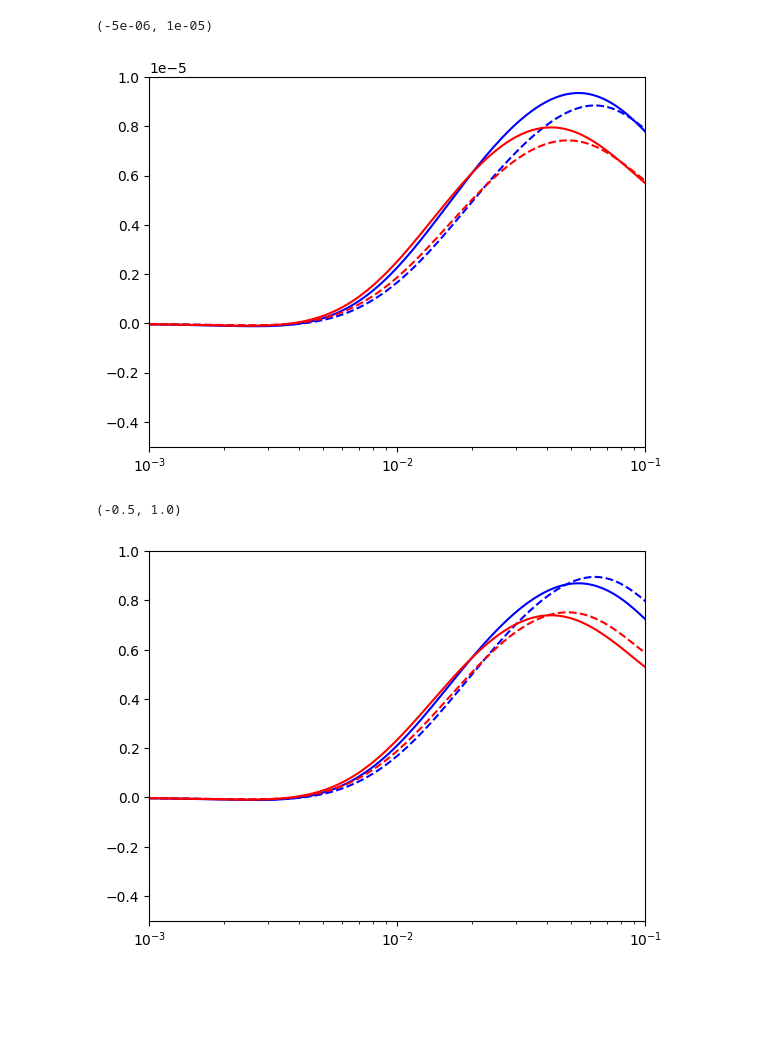
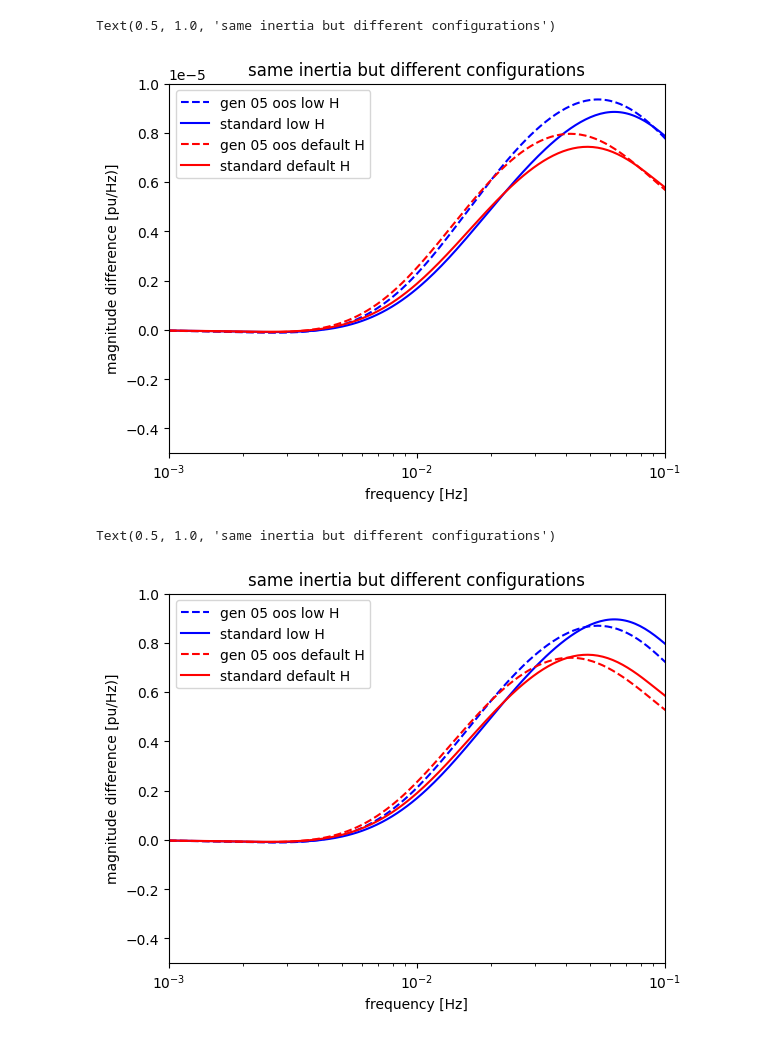
Before and after one commit to Ale20BruMalaussen/ai-pf, a Jupyter notebook: file analyzer.ipynb, the cells around one changed output. Saved outputs shown, nothing was run; the diff lists cells and outputs as text; code cells hidden in the pictures; blank space fills up the shorter version.

```diff
--- a/file analyzer.ipynb
+++ b/file analyzer.ipynb
@@ -9,7 +9,7 @@ folder = r"C:\Users\aless\Desktop\dataset_AI_stablepower\small_experiments\confr
 data_g5oos_low_h_pre = np.load(os.path.join(folder, 'IEEE39_AC_config_grid_former_reali_g5oos_low_inertia_pre_step.npz'), allow_pickle = True)
 data_g5oos_low_h_post = np.load(os.path.join(folder, 'IEEE39_AC_config_grid_former_reali_g5oos_low_inertia_post_step.npz'), allow_pickle = True)
 data_norm_low_h_pre = np.load(os.path.join(folder, 'IEEE39_AC_config_grid_former_reali_low_inertia_pre_step.npz'), allow_pickle = True)
-data_norm_low_h_post = np.load(os.path.join(folder, 'IEEE39_AC_config_grid_former_reali_low_inertia_post_step.npz'), allow_pickle = True)
+data_norm_post = np.load(os.path.join(folder, 'IEEE39_AC_config_grid_former_reali_low_inertia_post_step.npz'), allow_pickle = True)
 
 
 data_g5oos_pre = np.load(os.path.join(folder, 'IEEE39_AC_config_grid_former_reali_g5oos_pre_step.npz'), allow_pickle = True)
@@ -39,24 +101,30 @@ plt.semilogx(data_norm_low_h_post['F'], 20*np.log10(np.abs(data_norm_low_h_post[
 # %%
-plt.semilogx(data_g5oos_low_h_pre['F'], np.abs(data_g5oos_low_h_pre['TF'][0,:,0]) - np.abs(data_g5oos_low_h_post['TF'][0,:,0]), '-b')
-plt.semilogx(data_norm_low_h_pre['F'], np.abs(data_norm_low_h_pre['TF'][0,:,0]) - np.abs(data_norm_low_h_post['TF'][0,:,0]), '--b')
-
-plt.semilogx(data_g5oos_pre['F'], np.abs(data_g5oos_pre['TF'][0,:,0]) - np.abs(data_g5oos_post['TF'][0,:,0]), '-r')
-plt.semilogx(data_norm_pre['F'], np.abs(data_norm_pre['TF'][0,:,0]) - np.abs(data_norm_post['TF'][0,:,0]), '--r')
+plt.semilogx(data_g5oos_low_h_pre['F'], (np.abs(data_g5oos_low_h_pre['TF'][0,:,0]) - np.abs(data_g5oos_low_h_post['TF'][0,:,0])), '--b', label = 'gen 05 oos low H')
+plt.semilogx(data_norm_low_h_pre['F'], (np.abs(data_norm_low_h_pre['TF'][0,:,0]) - np.abs(data_norm_low_h_post['TF'][0,:,0])), '-b', label = 'standard low H')
+plt.semilogx(data_g5oos_pre['F'], (np.abs(data_g5oos_pre['TF'][0,:,0]) - np.abs(data_g5oos_post['TF'][0,:,0])), '--r', label = 'gen 05 oos default H')
+plt.semilogx(data_norm_pre['F'], (np.abs(data_norm_pre['TF'][0,:,0]) - np.abs(data_norm_post['TF'][0,:,0])), '-r', label = 'standard default H')
 
 plt.xlim([0.001, 0.1])
 plt.ylim([-0.5e-5, 1e-5])
+plt.legend()
+plt.xlabel('frequency [Hz]')
+plt.ylabel('magnitude difference [pu/Hz)]')
+plt.title('same inertia but different configurations')
 # %% [output]
-(-5e-06, 1e-05)
+Text(0.5, 1.0, 'same inertia but different configurations')
-[figure, old version]
+[figure, new version]
 # %%
-plt.plot(data_g5oos_low_h_pre['F'], (np.abs(data_g5oos_low_h_pre['TF'][0,:,0]) - np.abs(data_g5oos_low_h_post['TF'][0,:,0]))/np.abs(data_g5oos_low_h_pre['TF'][0,0,0]), '-b')
-plt.plot(data_norm_low_h_pre['F'], (np.abs(data_norm_low_h_pre['TF'][0,:,0]) - np.abs(data_norm_low_h_post['TF'][0,:,0]))/np.abs(data_norm_low_h_pre['TF'][0,0,0]), '--b')
-
-plt.semilogx(data_g5oos_pre['F'], (np.abs(data_g5oos_pre['TF'][0,:,0]) - np.abs(data_g5oos_post['TF'][0,:,0]))/np.abs(data_g5oos_pre['TF'][0,0,0]), '-r')
-plt.semilogx(data_norm_pre['F'], (np.abs(data_norm_pre['TF'][0,:,0]) - np.abs(data_norm_post['TF'][0,:,0]))/np.abs(data_norm_pre['TF'][0,0,0]), '--r')
+plt.semilogx(data_g5oos_low_h_pre['F'], (np.abs(data_g5oos_low_h_pre['TF'][0,:,0]) - np.abs(data_g5oos_low_h_post['TF'][0,:,0]))/np.abs(data_g5oos_low_h_pre['TF'][0,0,0]), '--b', label = 'gen 05 oos low H')
+plt.semilogx(data_norm_low_h_pre['F'], (np.abs(data_norm_low_h_pre['TF'][0,:,0]) - np.abs(data_norm_low_h_post['TF'][0,:,0]))/np.abs(data_norm_low_h_pre['TF'][0,0,0]), '-b', label = 'standard low H')
+plt.semilogx(data_g5oos_pre['F'], (np.abs(data_g5oos_pre['TF'][0,:,0]) - np.abs(data_g5oos_post['TF'][0,:,0]))/np.abs(data_g5oos_pre['TF'][0,0,0]), '--r', label = 'gen 05 oos default H')
+plt.semilogx(data_norm_pre['F'], (np.abs(data_norm_pre['TF'][0,:,0]) - np.abs(data_norm_post['TF'][0,:,0]))/np.abs(data_norm_pre['TF'][0,0,0]), '-r', label = 'standard default H')
 
 plt.xlim([0.001, 0.1])
 plt.ylim([-0.5, 1])
+plt.legend()
+plt.xlabel('frequency [Hz]')
+plt.ylabel('magnitude difference [pu/Hz)]')
+plt.title('same inertia but different configurations')
 # %% [output]
-(-0.5, 1.0)
+Text(0.5, 1.0, 'same inertia but different configurations')
-[figure, old version]
+[figure, new version]
```
Also changed, not shown: parts of 12 cells of this notebook.
